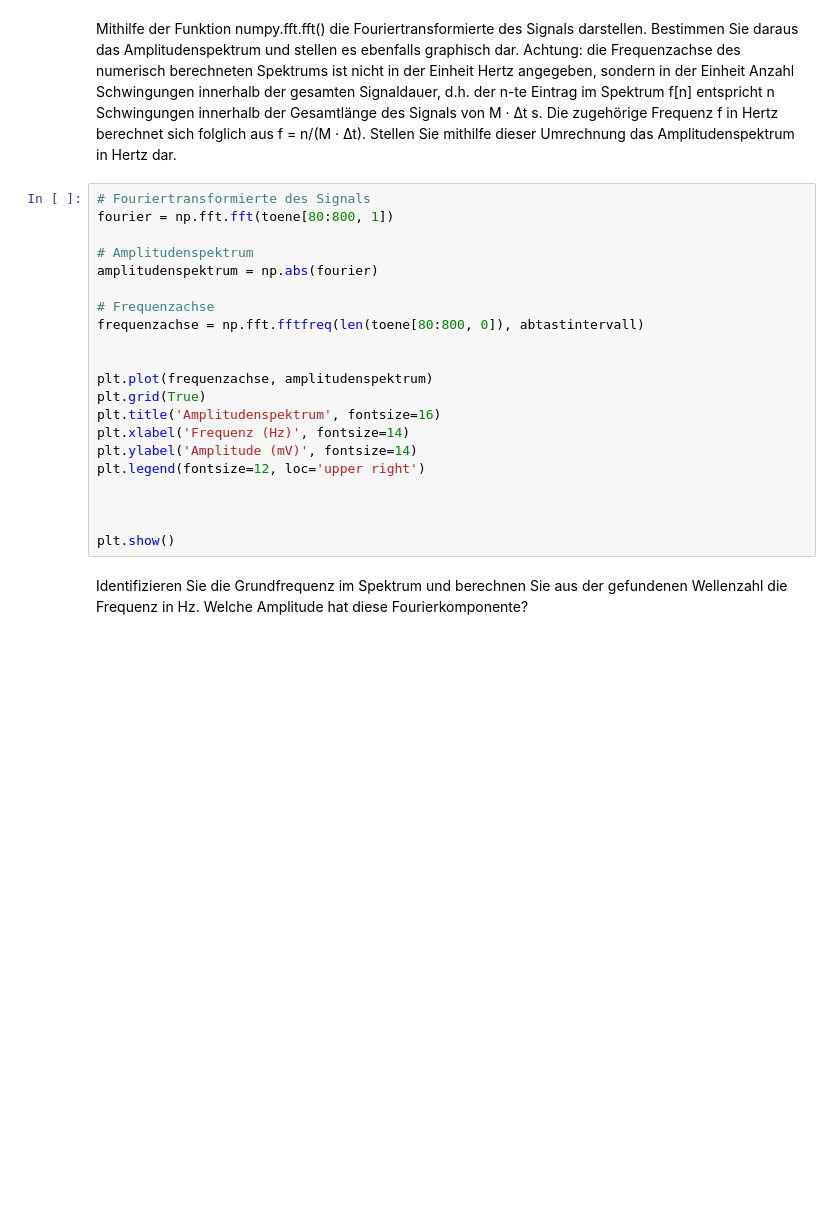
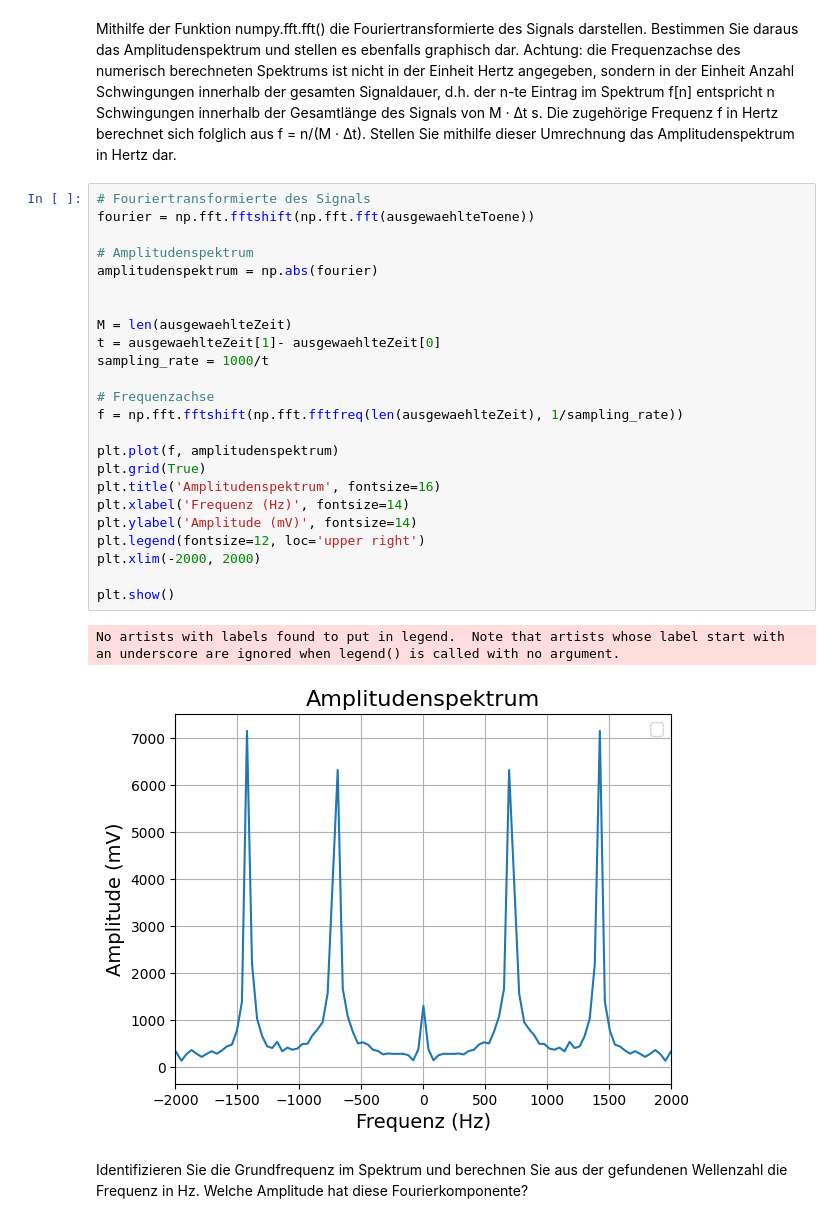
Before and after one commit to hermandi21/SignaleSystemeSensoren, a Jupyter notebook: Aufgabe03/versuch_03.ipynb, the cells around one changed output. Drawn from its saved outputs; the diff is of its cells as text; blank space fills up the shorter version.

Commit message:
fix: Fouriertransformierte

```diff
--- a/Aufgabe03/versuch_03.ipynb
+++ b/Aufgabe03/versuch_03.ipynb
@@ -70,25 +84,31 @@ Die zugehörige Frequenz f in Hertz berechnet sich folglich aus f = n/(M · ∆t
 Stellen Sie mithilfe dieser Umrechnung das Amplitudenspektrum in Hertz dar.
 # %%
 # Fouriertransformierte des Signals
-fourier = np.fft.fft(toene[80:800, 1])
+fourier = np.fft.fftshift(np.fft.fft(ausgewaehlteToene))
 
 # Amplitudenspektrum
 amplitudenspektrum = np.abs(fourier)
 
+
+M = len(ausgewaehlteZeit)
+t = ausgewaehlteZeit[1]- ausgewaehlteZeit[0]
+sampling_rate = 1000/t
+
 # Frequenzachse
-frequenzachse = np.fft.fftfreq(len(toene[80:800, 0]), abtastintervall)
+f = np.fft.fftshift(np.fft.fftfreq(len(ausgewaehlteZeit), 1/sampling_rate))
 
-
-plt.plot(frequenzachse, amplitudenspektrum)
+plt.plot(f, amplitudenspektrum)
 plt.grid(True)
 plt.title('Amplitudenspektrum', fontsize=16)
 plt.xlabel('Frequenz (Hz)', fontsize=14)
 plt.ylabel('Amplitude (mV)', fontsize=14)
 plt.legend(fontsize=12, loc='upper right')
-
-
+plt.xlim(-2000, 2000)
 
 plt.show()
+# %% [output]
+No artists with labels found to put in legend.  Note that artists whose label start with an underscore are ignored when legend() is called with no argument.
+[figure, added]
 # %% [markdown]
 Identifizieren Sie die Grundfrequenz im Spektrum und berechnen Sie aus der gefundenen
 Wellenzahl die Frequenz in Hz. Welche Amplitude hat diese Fourierkomponente?
```
Also changed, not shown: parts of 2 cells of this notebook.
